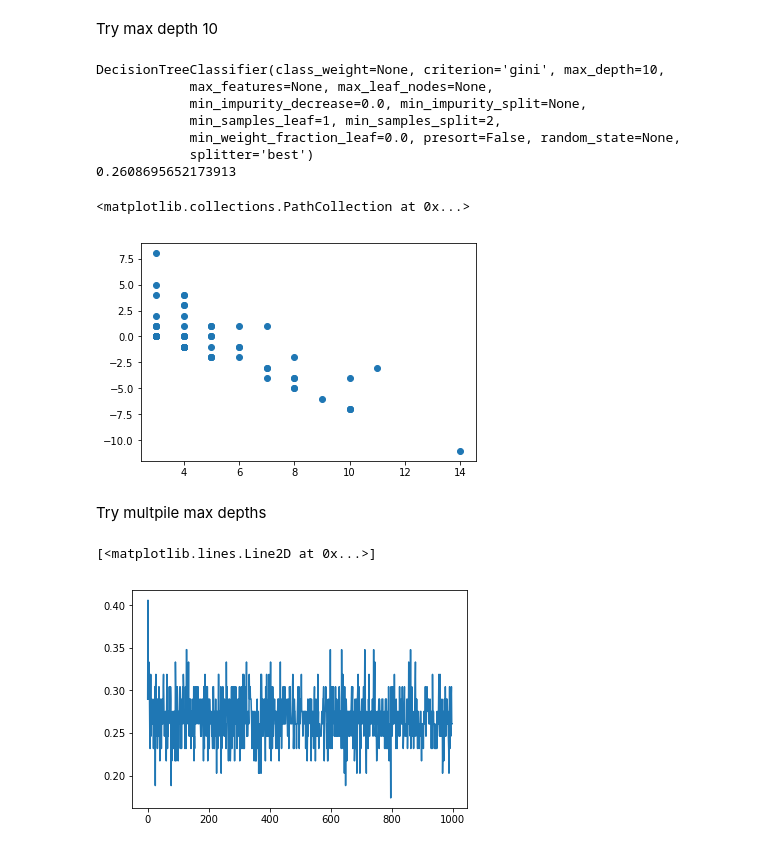
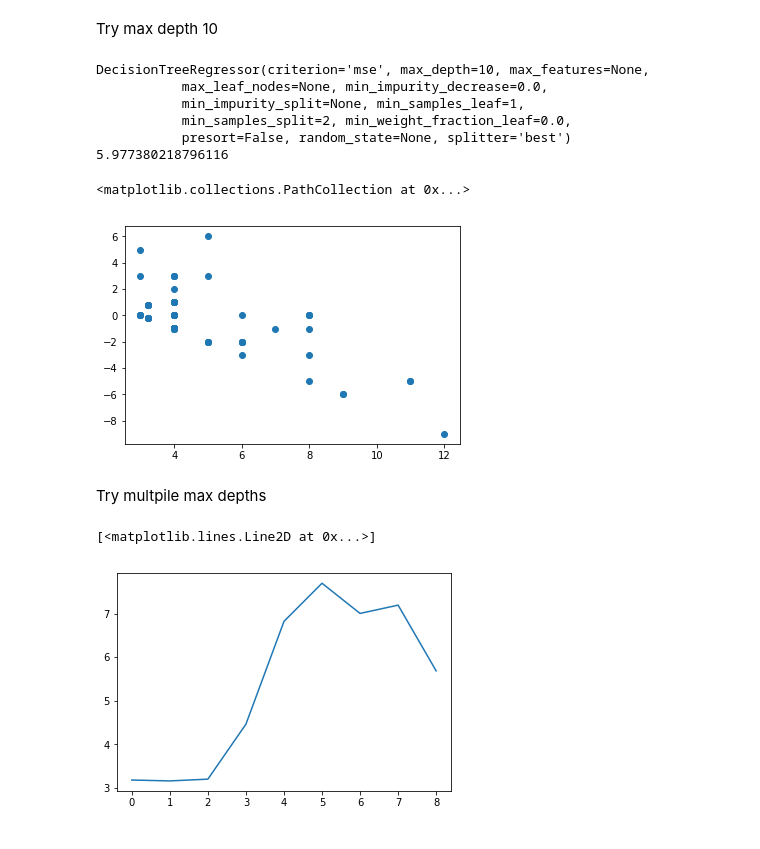
Before and after one commit to dustinrapp/Capstone_Springboard_Intermediate_Python, a Jupyter notebook: Projects/7b_DecisionTree_Surface+Upper.ipynb, the cells around one changed output. Cells and saved outputs as stored; diff of their text form; code cells hidden in the pictures.

```diff
--- a/Projects/7b_DecisionTree_Surface+Upper.ipynb
+++ b/Projects/7b_DecisionTree_Surface+Upper.ipynb
@@ -231,34 +231,32 @@ Try max depth 10
 # %%
 clf =[]
 Y_predsnf = []
 
 from sklearn import tree
-clf = tree.DecisionTreeClassifier(max_depth=10)
+clf = tree.DecisionTreeRegressor(max_depth=10)
 clf = clf.fit(Xtrain_feat, Ytrain_actsnf)
 
 print(clf)
 
 # Predict test set labels
 Y_predsnf = clf.predict(Xtest_feat)
 # Evaluate test-set accuracy
 
-
-from sklearn.metrics import accuracy_score
-print(accuracy_score(Ytest_actsnf, Y_predsnf))
+from sklearn.metrics import mean_squared_error
+print(mean_squared_error(Ytest_actsnf, Y_predsnf))
 #plt.plot(Ytestlist-y_pred)
 
 
 plt.scatter(Y_predsnf, Ytest_actsnf-Y_predsnf)
 # %% [output]
-DecisionTreeClassifier(class_weight=None, criterion='gini', max_depth=10,
-            max_features=None, max_leaf_nodes=None,
-            min_impurity_decrease=0.0, min_impurity_split=None,
-            min_samples_leaf=1, min_samples_split=2,
-            min_weight_fraction_leaf=0.0, presort=False, random_state=None,
-            splitter='best')
-0.2608695652173913
+DecisionTreeRegressor(criterion='mse', max_depth=10, max_features=None,
+           max_leaf_nodes=None, min_impurity_decrease=0.0,
+           min_impurity_split=None, min_samples_leaf=1,
+           min_samples_split=2, min_weight_fraction_leaf=0.0,
+           presort=False, random_state=None, splitter='best')
+5.977380218796116
 <matplotlib.collections.PathCollection at 0x...>
-[figure, old version]
+[figure, new version]
 # %% [markdown]
 Try multpile max depths
 # %%
@@ -266,9 +264,9 @@ from sklearn import tree
 from sklearn.metrics import accuracy_score
 accuracy = []
 
-for i in range(1,1000):
+for i in range(1,10):
   clf = []
-  clf = tree.DecisionTreeClassifier(max_depth=i)
+  clf = tree.DecisionTreeRegressor(max_depth=i)
   clf = clf.fit(Xtrain_feat, Ytrain_actsnf)
 
 #print(clf)
@@ -278,11 +276,11 @@ for i in range(1,1000):
 # Evaluate test-set accuracy
 
 
-  accuracy.append(accuracy_score(Ytest_actsnf, Y_predsnf, normalize = True))
+  accuracy.append(mean_squared_error(Ytest_actsnf, Y_predsnf))
 #plt.plot(Ytestlist-y_pred)
 
 plt.plot(accuracy)
 #plt.scatter(y_pred, Ytestlist-y_pred)
 # %% [output]
 [<matplotlib.lines.Line2D at 0x...>]
-[figure, old version]
+[figure, new version]
```
Also changed, not shown: parts of 1 cell of this notebook, 8 other files.
